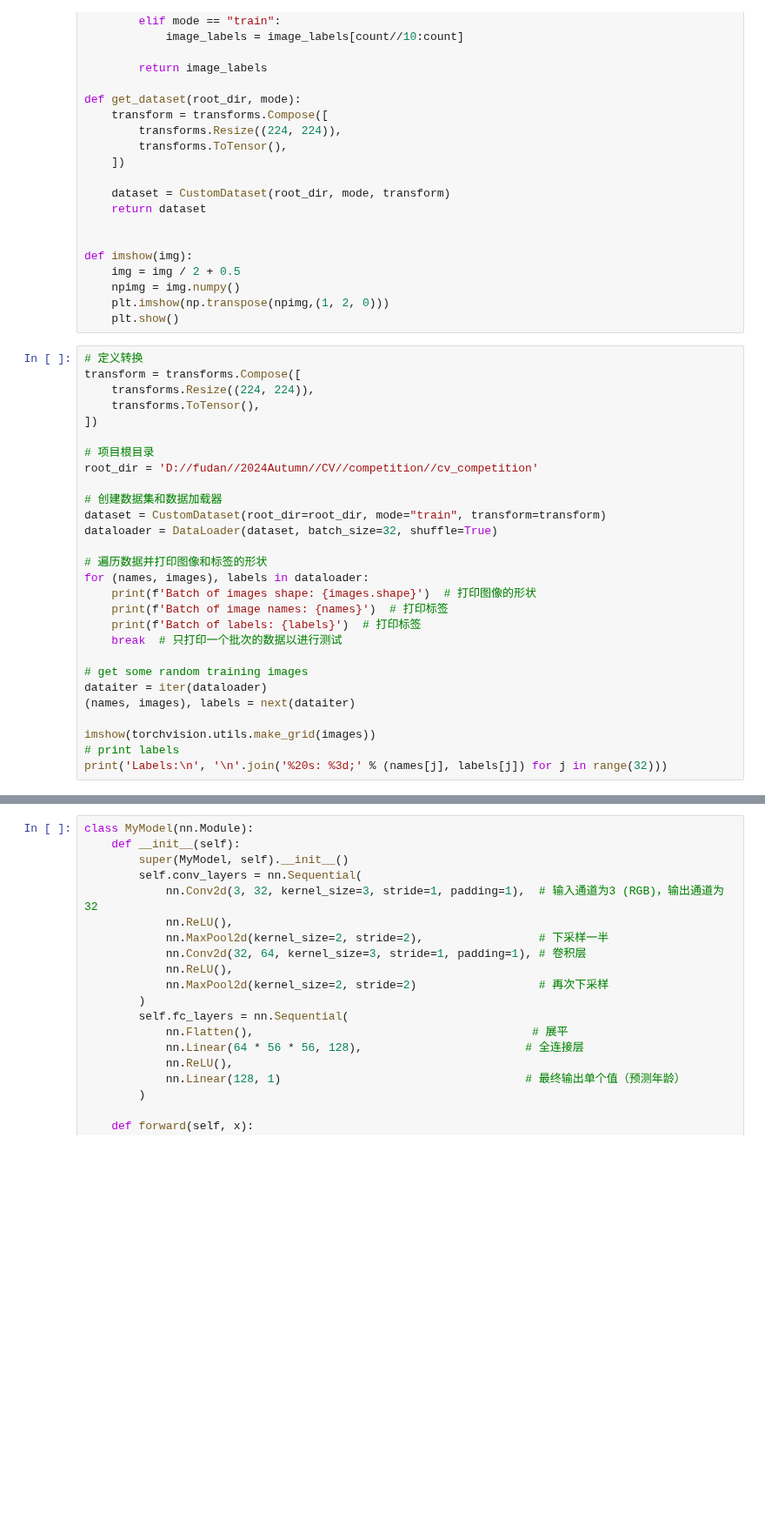
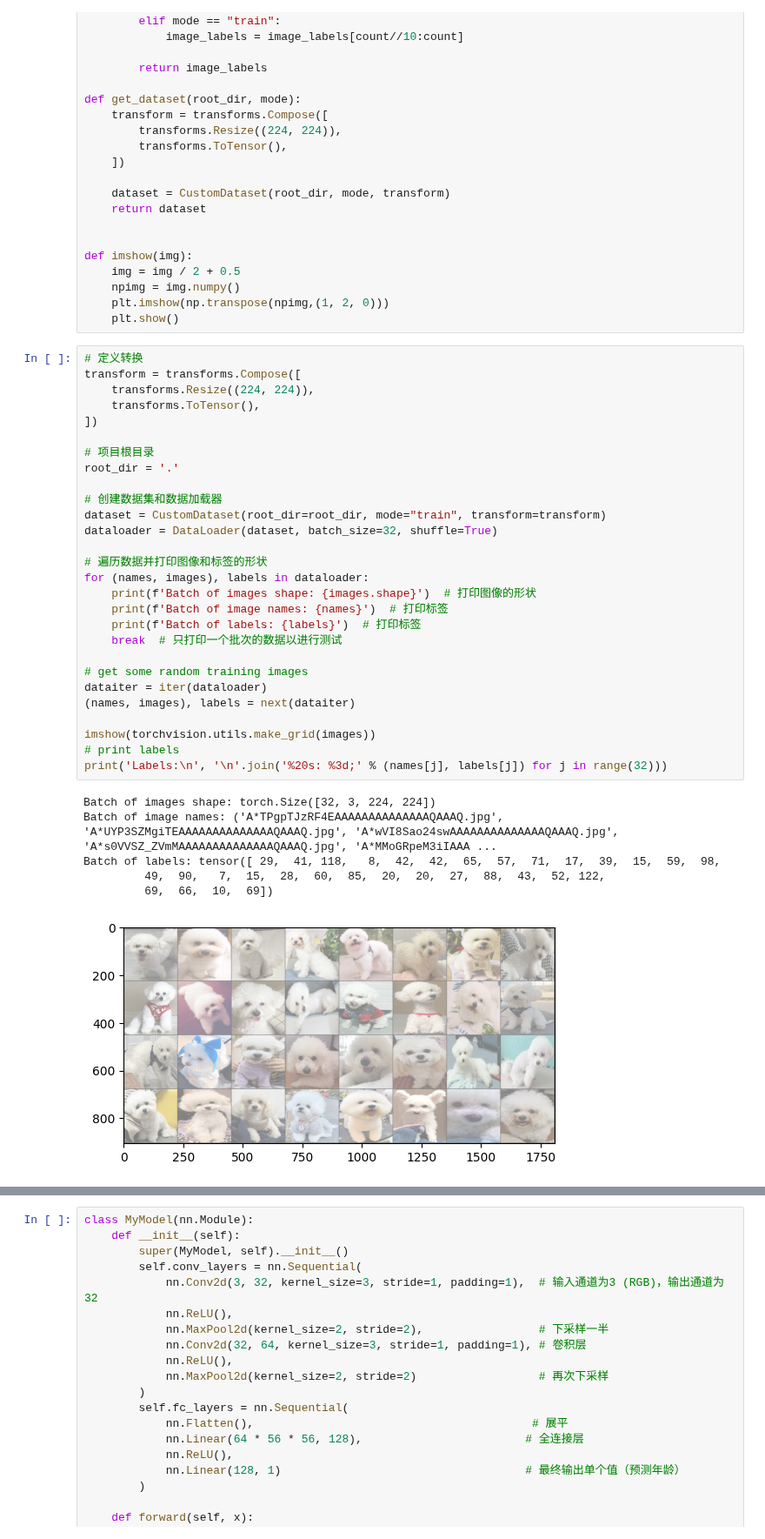
Before and after one commit to mzEntity/cv_competition, a Jupyter notebook: train.ipynb, the cells around one changed output, grey strips where cells are left out. Shown at 87% size. Cells and saved outputs as stored; diff of their text form; blank space fills up the shorter version.

```diff
--- a/train.ipynb
+++ b/train.ipynb
@@ -92,28 +118,35 @@ def imshow(img):
 # %%
 # 定义转换
 transform = transforms.Compose([
     transforms.Resize((224, 224)),
     transforms.ToTensor(),
 ])
 
 # 项目根目录
-root_dir = 'D://fudan//2024Autumn//CV//competition//cv_competition'
+root_dir = '.'
 
 # 创建数据集和数据加载器
 dataset = CustomDataset(root_dir=root_dir, mode="train", transform=transform)
 dataloader = DataLoader(dataset, batch_size=32, shuffle=True)
 
 # 遍历数据并打印图像和标签的形状
 for (names, images), labels in dataloader:
     print(f'Batch of images shape: {images.shape}')  # 打印图像的形状
     print(f'Batch of image names: {names}')  # 打印标签
     print(f'Batch of labels: {labels}')  # 打印标签
     break  # 只打印一个批次的数据以进行测试
 
 # get some random training images
 dataiter = iter(dataloader)
 (names, images), labels = next(dataiter)
 
 imshow(torchvision.utils.make_grid(images))
 # print labels
 print('Labels:\n', '\n'.join('%20s: %3d;' % (names[j], labels[j]) for j in range(32)))
+# %% [output]
+Batch of images shape: torch.Size([32, 3, 224, 224])
+Batch of image names: ('A*TPgpTJzRF4EAAAAAAAAAAAAAAQAAAQ.jpg', 'A*UYP3SZMgiTEAAAAAAAAAAAAAAQAAAQ.jpg', 'A*wVI8Sao24swAAAAAAAAAAAAAAQAAAQ.jpg', 'A*s0VVSZ_ZVmMAAAAAAAAAAAAAAQAAAQ.jpg', 'A*MMoGRpeM3iIAAA ...
+Batch of labels: tensor([ 29,  41, 118,   8,  42,  42,  65,  57,  71,  17,  39,  15,  59,  98,
+         49,  90,   7,  15,  28,  60,  85,  20,  20,  27,  88,  43,  52, 122,
+         69,  66,  10,  69])
+[figure, added]
```
Also changed, not shown: parts of 8 cells of this notebook, 3 other files.
